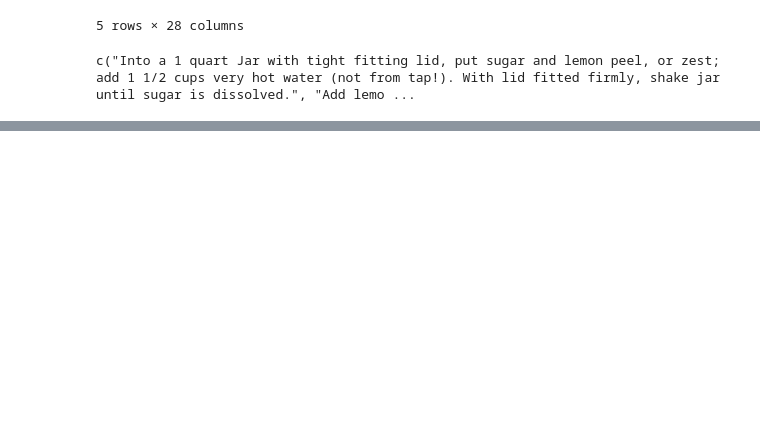
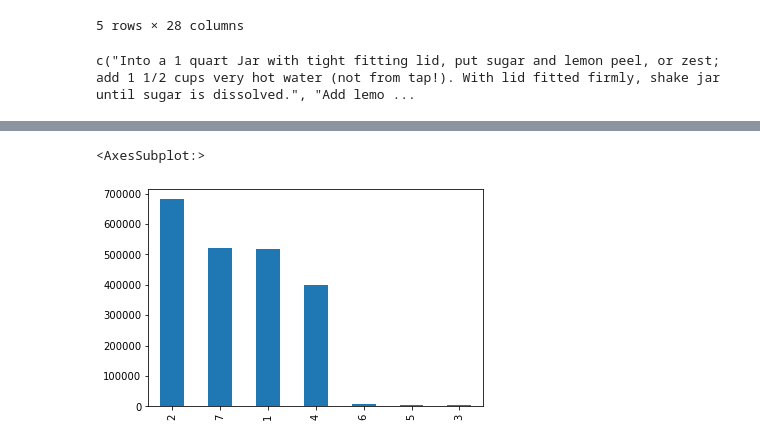
Before and after one commit to Projektrealisierung-Gruppe-1/Codebase, a Jupyter notebook: data_exploration/df_builder.ipynb, the cells around one changed output, grey strips where cells are left out. Saved outputs shown, nothing was run; the diff lists cells and outputs as text; code cells hidden in the pictures; blank space fills up the shorter version.

```diff
--- a/data_exploration/df_builder.ipynb
+++ b/data_exploration/df_builder.ipynb
@@ -247,3 +324,13 @@ df_recipes.head()
 print(df_recipes["RecipeInstructions"].iloc[2])
 # %% [output]
 c("Into a 1 quart Jar with tight fitting lid, put sugar and lemon peel, or zest;  add 1 1/2 cups very hot water (not from tap!). With lid fitted firmly, shake jar until sugar is dissolved.", "Add lemo ...
+# %%
+df_recipes["kategorie_id"] = 7
+df_recipes["kategorie_bezeichnung"] = "recipe"
+df_recipes.drop(['RecipeId', 'AuthorId', 'AuthorName', 'CookTime', 'PrepTime',
+       'TotalTime', 'DatePublished', 'Images', 'RecipeCategory',
+       'Keywords', 'RecipeIngredientQuantities', 'RecipeIngredientParts',
+       'AggregatedRating', 'ReviewCount', 'Calories', 'FatContent',
+       'SaturatedFatContent', 'CholesterolContent', 'SodiumContent',
+       'CarbohydrateContent', 'FiberContent', 'SugarContent', 'ProteinContent',
+       'RecipeServings', 'RecipeYield'], axis=1, inplace=True)
@@ -249,0 +346,2 @@ c("Into a 1 quart Jar with tight fitting lid, put sugar and lemon peel, or zest;
+# %%
+df_recipes.rename(columns={'Name':'titel','RecipeInstructions':'inhalt','Description':'inhalt_kurz'}, inplace=True)
@@ -249,0 +350,3 @@ c("Into a 1 quart Jar with tight fitting lid, put sugar and lemon peel, or zest;
+# %%
+# merge datasets
+complete_df = pd.concat([df, df_blog, df_news, df_reviews, df_poems, df_papers, df_recipes], ignore_index=True)
@@ -249,0 +370,2 @@ c("Into a 1 quart Jar with tight fitting lid, put sugar and lemon peel, or zest;
+# %%
+complete_df = complete_df[['kategorie_id','kategorie_bezeichnung','titel','inhalt_kurz','inhalt']]
@@ -249,0 +385,5 @@ c("Into a 1 quart Jar with tight fitting lid, put sugar and lemon peel, or zest;
+# %%
+complete_df.kategorie_id.value_counts().plot(kind='bar')
+# %% [output]
+<AxesSubplot:>
+[figure, added]
```
Also changed, not shown: parts of 40 cells of this notebook, 2 other files.
